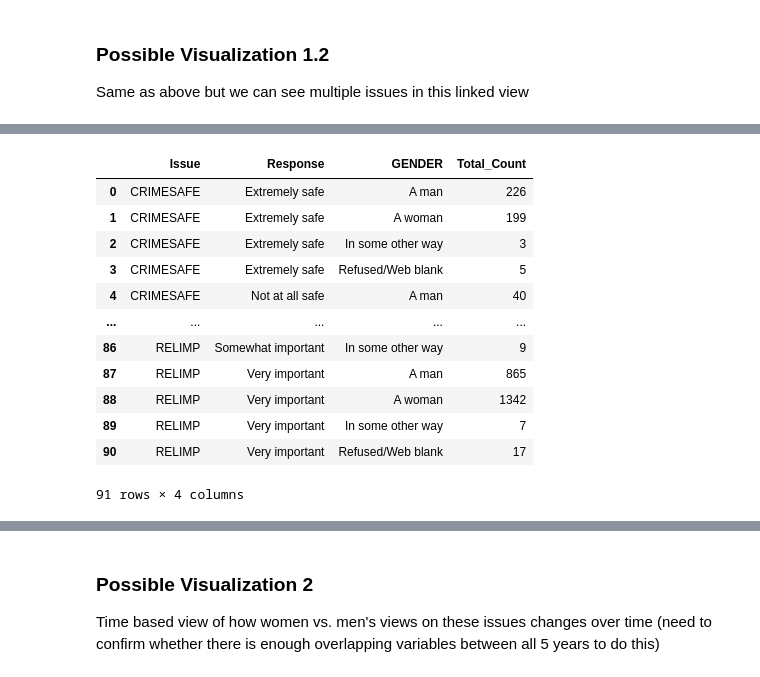
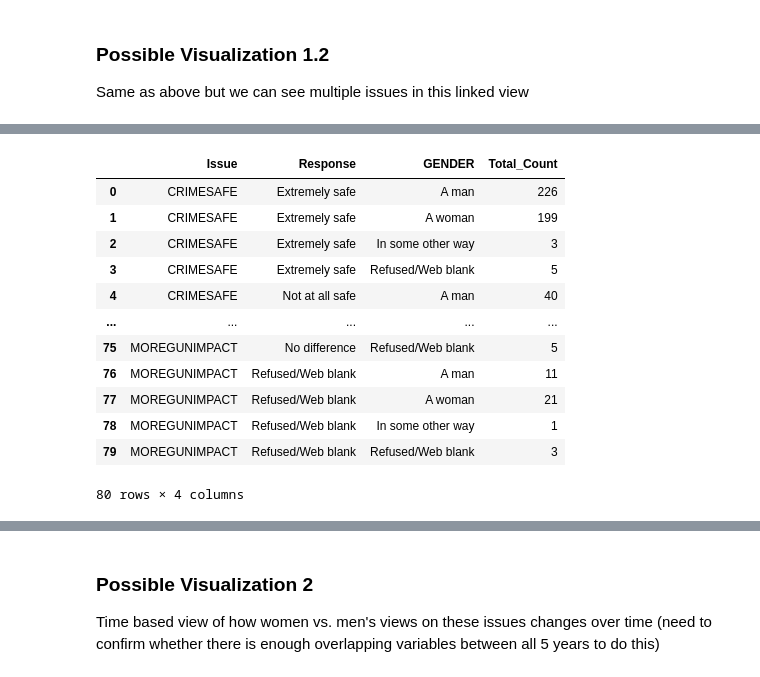
Before and after one commit to emilylmitchum/5200-final-project, a Jupyter notebook: dana-eda/npors-eda.ipynb, the cells around one changed output, grey strips where cells are left out. Drawn from its saved outputs; the diff is of its cells as text; code cells hidden in the pictures.

Commit message:
updated issues visual for presentation

```diff
--- a/dana-eda/npors-eda.ipynb
+++ b/dana-eda/npors-eda.ipynb
@@ -140,27 +150,33 @@ Same as above but we can see multiple issues in this linked view
 # %%
 #DATA PREPARATION
-issues_to_toggle = ['ECON1MOD', 'CRIMESAFE', 'MOREGUNIMPACT', 'FIN_SIT', 'RELIMP']
+issues_to_toggle = ['ECON1MOD',
+                    'ECON1BMOD',
+                    'CRIMESAFE',
+                    'MOREGUNIMPACT',
+                    #'FIN_SIT', #delete because not an issue but could be interesting
+                    #'RELIMP', #delte for same reason above
+                    'GOVPROTCT']
 melted_df = df.melt(
     id_vars=['GENDER'],
     value_vars=issues_to_toggle,
     var_name='Issue',
     value_name='Response'
 )
 
 
 df_agg = melted_df.groupby(['Issue', 'Response', 'GENDER']).size().reset_index(name='Total_Count')
 display(df_agg)
 # %% [output]
 |  | Issue | Response | GENDER | Total_Count |
 | 0 | CRIMESAFE | Extremely safe | A man | 226 |
 | 1 | CRIMESAFE | Extremely safe | A woman | 199 |
 | 2 | CRIMESAFE | Extremely safe | In some other way | 3 |
 | 3 | CRIMESAFE | Extremely safe | Refused/Web blank | 5 |
 | 4 | CRIMESAFE | Not at all safe | A man | 40 |
 | ... | ... | ... | ... | ... |
-| 86 | RELIMP | Somewhat important | In some other way | 9 |
-| 87 | RELIMP | Very important | A man | 865 |
-| 88 | RELIMP | Very important | A woman | 1342 |
-| 89 | RELIMP | Very important | In some other way | 7 |
-| 90 | RELIMP | Very important | Refused/Web blank | 17 |
+| 75 | MOREGUNIMPACT | No difference | Refused/Web blank | 5 |
+| 76 | MOREGUNIMPACT | Refused/Web blank | A man | 11 |
+| 77 | MOREGUNIMPACT | Refused/Web blank | A woman | 21 |
+| 78 | MOREGUNIMPACT | Refused/Web blank | In some other way | 1 |
+| 79 | MOREGUNIMPACT | Refused/Web blank | Refused/Web blank | 3 |
-91 rows × 4 columns
+80 rows × 4 columns
```
Also changed, not shown: parts of 7 cells of this notebook, 3 other files.
